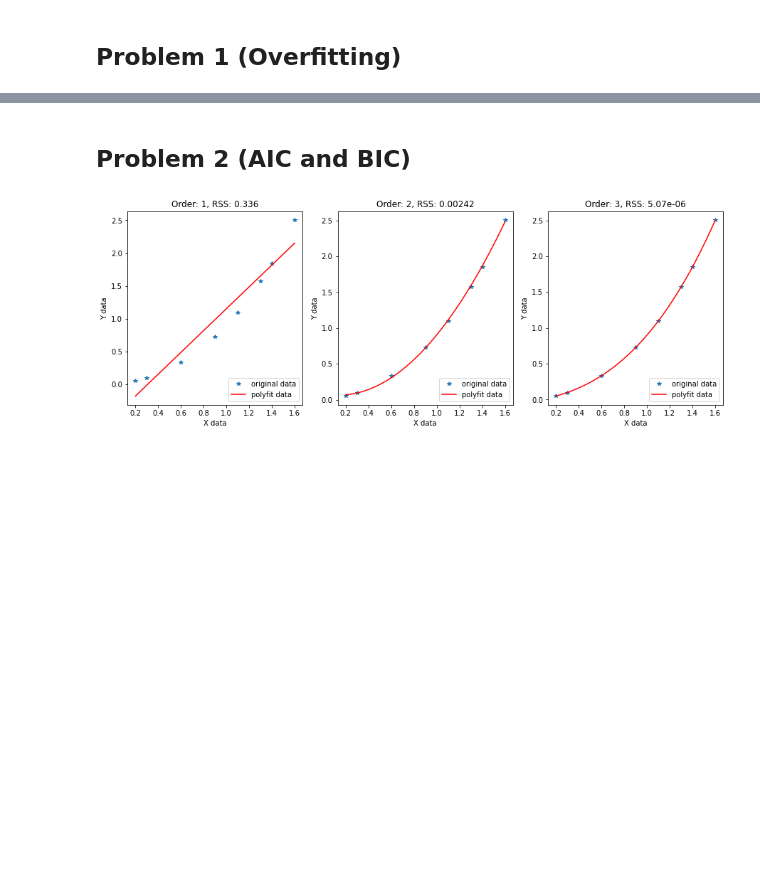
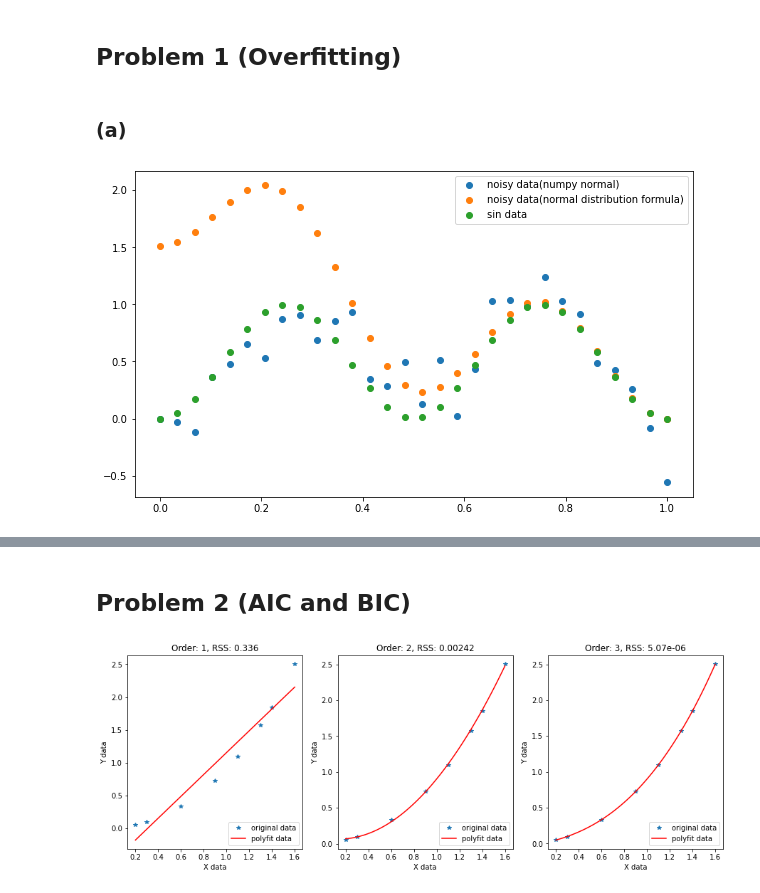
Before and after one commit to rayhuangg/111-1_MachineLearning, a Jupyter notebook: HW/HW03/hw3.ipynb, the cells around one changed output, grey strips where cells are left out. Cells and saved outputs as stored; diff of their text form; code cells hidden in the pictures; blank space fills up the shorter version.

```diff
--- a/HW/HW03/hw3.ipynb
+++ b/HW/HW03/hw3.ipynb
@@ -4,3 +4,21 @@
 import math
 import numpy as np
 import matplotlib.pyplot as plt
+# %% [markdown]
+### (a)
+# %%
+# size = 30 test
+np.random.seed(777)
+t = np.linspace(0 , 1, num=30)
+x_sequence = np.linspace(0 , 1, num=500)
+g = np.sin(2*math.pi*t)**2 + np.random.normal(loc=0, scale=math.sqrt(0.07), size=30)
+g_n = np.array([np.sin(2*math.pi*t)**2 + 1/(math.sqrt(2*math.pi) * math.sqrt(0.07)) * math.exp(-1/2 * (t/math.sqrt(0.07))**2) for t in t])
+# %%
+plt.figure(figsize=(10,6))
+plt.scatter(t, g, label="noisy data(numpy normal)")
+plt.scatter(t, g_n, label="noisy data(normal distribution formula)")
+plt.scatter(t, np.sin(2*math.pi*t)**2, label="sin data")
+plt.legend()
+plt.show()
+# %% [output]
+[figure, added]
```
Also changed, not shown: parts of 9 cells of this notebook.
